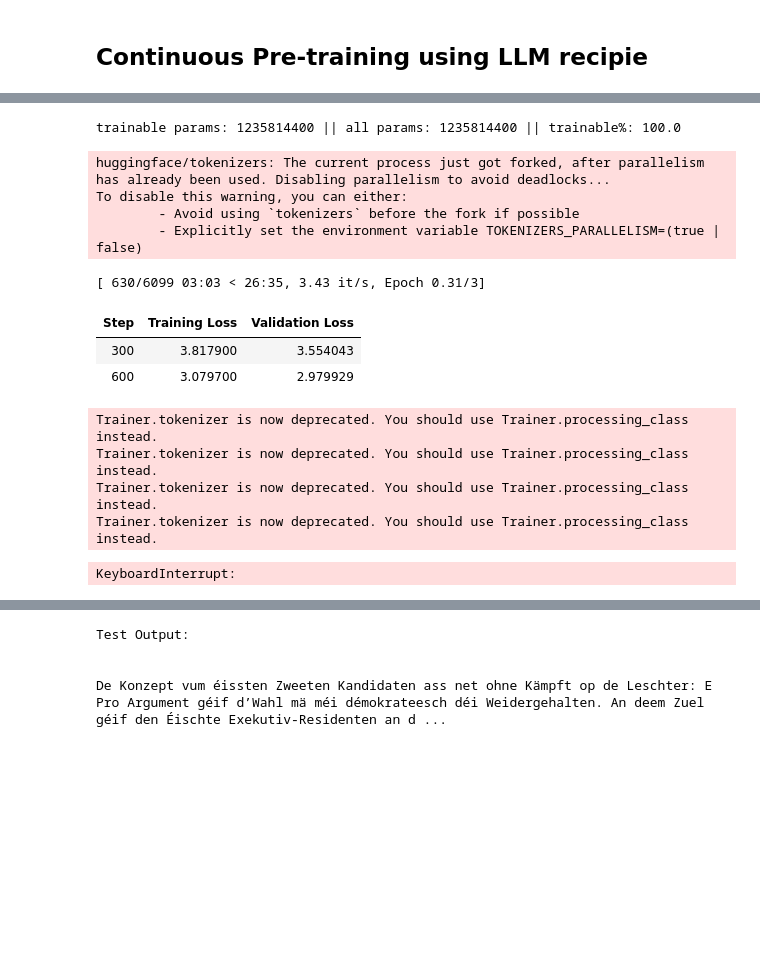
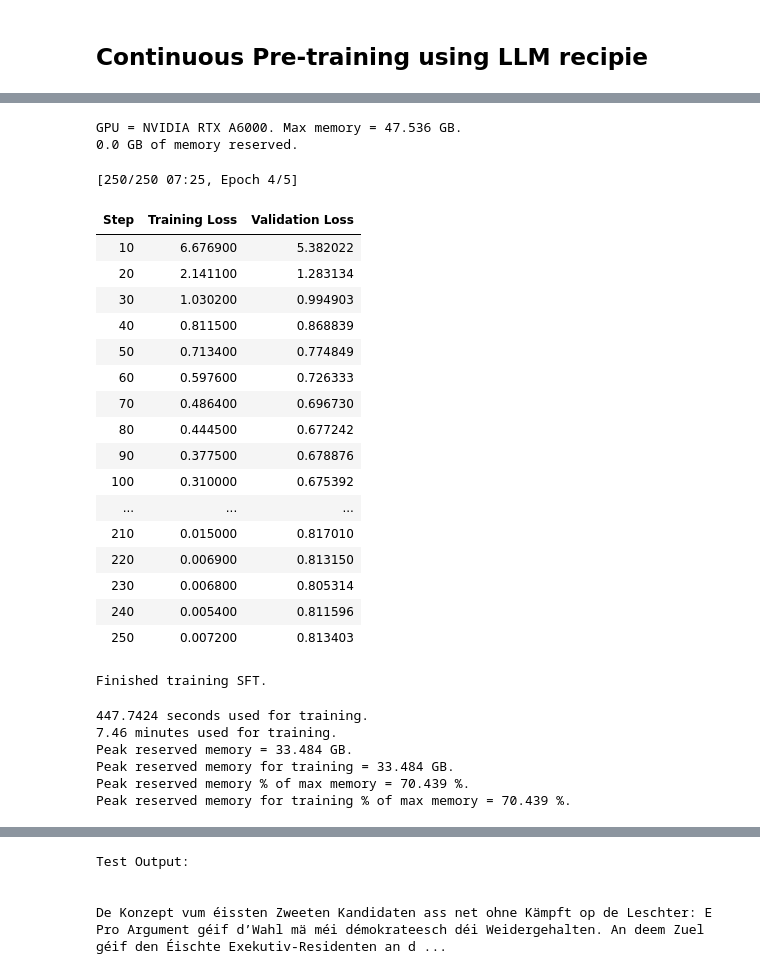
Before and after one commit to DobricLilujun/mt_luxembourgish, a Jupyter notebook: notebook/training/SFT.ipynb, the cells around one changed output, grey strips where cells are left out. Saved outputs shown, nothing was run; the diff lists cells and outputs as text; code cells hidden in the pictures; blank space fills up the shorter version.

Commit message:
update SFT for training

```diff
--- a/notebook/training/SFT.ipynb
+++ b/notebook/training/SFT.ipynb
@@ -358,21 +384,60 @@ def train_ddp_accelerate_sft():
+# %%
+# @title Show current memory stats
+gpu_stats = torch.cuda.get_device_properties(0)
+start_gpu_memory = round(torch.cuda.max_memory_reserved() / 1024 / 1024 / 1024, 3)
+max_memory = round(gpu_stats.total_memory / 1024 / 1024 / 1024, 3)
+print(f"GPU = {gpu_stats.name}. Max memory = {max_memory} GB.")
+print(f"{start_gpu_memory} GB of memory reserved.")
+# %% [output]
+GPU = NVIDIA RTX A6000. Max memory = 47.536 GB.
+0.0 GB of memory reserved.
 # %%
+trainer_stats = None
+
 def main():
-    train_ddp_accelerate_sft()
+    trainer_stats = train_ddp_accelerate_sft()
+    return trainer_stats
 
 if __name__ == "__main__":
-    main()
+    trainer_stats = main()
 # %% [output]
-trainable params: 1235814400 || all params: 1235814400 || trainable%: 100.0
+[250/250 07:25, Epoch 4/5]
+| Step | Training Loss | Validation Loss |
+| 10 | 6.676900 | 5.382022 |
+| 20 | 2.141100 | 1.283134 |
+| 30 | 1.030200 | 0.994903 |
+| 40 | 0.811500 | 0.868839 |
+| 50 | 0.713400 | 0.774849 |
+| 60 | 0.597600 | 0.726333 |
+| 70 | 0.486400 | 0.696730 |
+| 80 | 0.444500 | 0.677242 |
+| 90 | 0.377500 | 0.678876 |
+| 100 | 0.310000 | 0.675392 |
+| ... | ... | ... |
+| 210 | 0.015000 | 0.817010 |
+| 220 | 0.006900 | 0.813150 |
+| 230 | 0.006800 | 0.805314 |
+| 240 | 0.005400 | 0.811596 |
+| 250 | 0.007200 | 0.813403 |
-huggingface/tokenizers: The current process just got forked, after parallelism has already been used. Disabling parallelism to avoid deadlocks...
-To disable this warning, you can either:
-        - Avoid using `tokenizers` before the fork if possible
-        - Explicitly set the environment variable TOKENIZERS_PARALLELISM=(true | false)
+Finished training SFT.
-[ 630/6099 03:03 < 26:35, 3.43 it/s, Epoch 0.31/3]
-| Step | Training Loss | Validation Loss |
-| 300 | 3.817900 | 3.554043 |
-| 600 | 3.079700 | 2.979929 |
-Trainer.tokenizer is now deprecated. You should use Trainer.processing_class instead.
-Trainer.tokenizer is now deprecated. You should use Trainer.processing_class instead.
-Trainer.tokenizer is now deprecated. You should use Trainer.processing_class instead.
-Trainer.tokenizer is now deprecated. You should use Trainer.processing_class instead.
-KeyboardInterrupt:
+# %%
+# @title Show final memory and time stats
+used_memory = round(torch.cuda.max_memory_reserved() / 1024 / 1024 / 1024, 3)
+used_memory_for_lora = round(used_memory - start_gpu_memory, 3)
+used_percentage = round(used_memory / max_memory * 100, 3)
+lora_percentage = round(used_memory_for_lora / max_memory * 100, 3)
+print(f"{trainer_stats.metrics['train_runtime']} seconds used for training.")
+print(
+    f"{round(trainer_stats.metrics['train_runtime']/60, 2)} minutes used for training."
+)
+print(f"Peak reserved memory = {used_memory} GB.")
+print(f"Peak reserved memory for training = {used_memory_for_lora} GB.")
+print(f"Peak reserved memory % of max memory = {used_percentage} %.")
+print(f"Peak reserved memory for training % of max memory = {lora_percentage} %.")
+# %% [output]
+447.7424 seconds used for training.
+7.46 minutes used for training.
+Peak reserved memory = 33.484 GB.
+Peak reserved memory for training = 33.484 GB.
+Peak reserved memory % of max memory = 70.439 %.
+Peak reserved memory for training % of max memory = 70.439 %.
```
Also changed, not shown: parts of 13 cells of this notebook, 7 other files.
